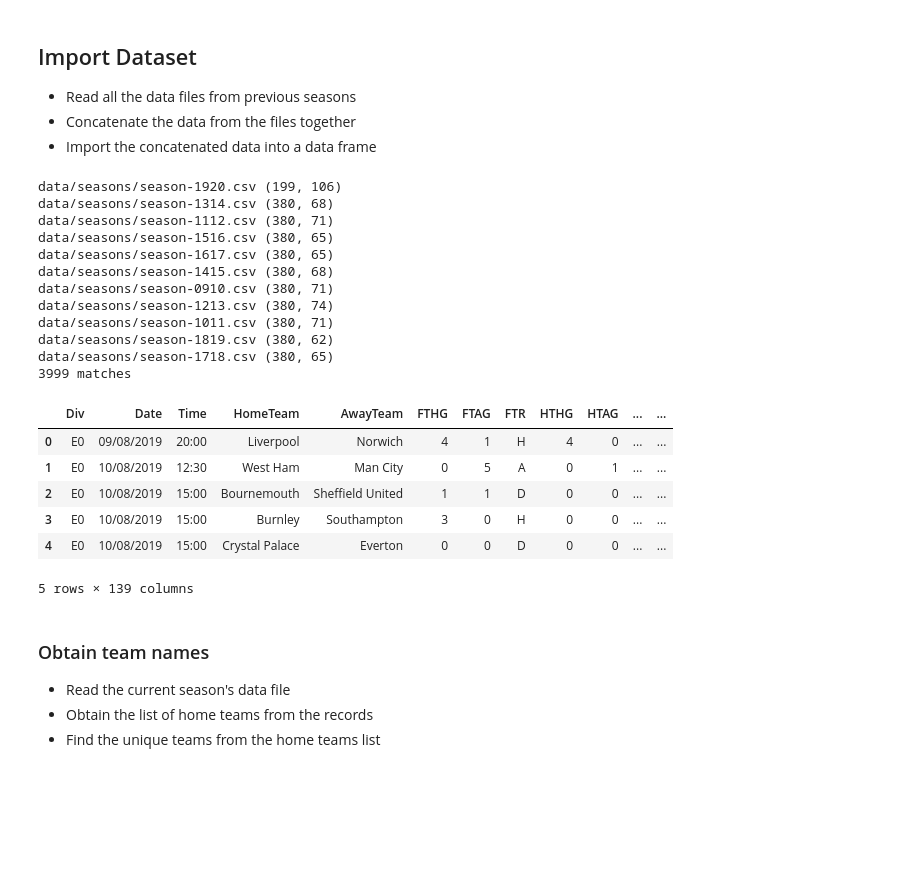
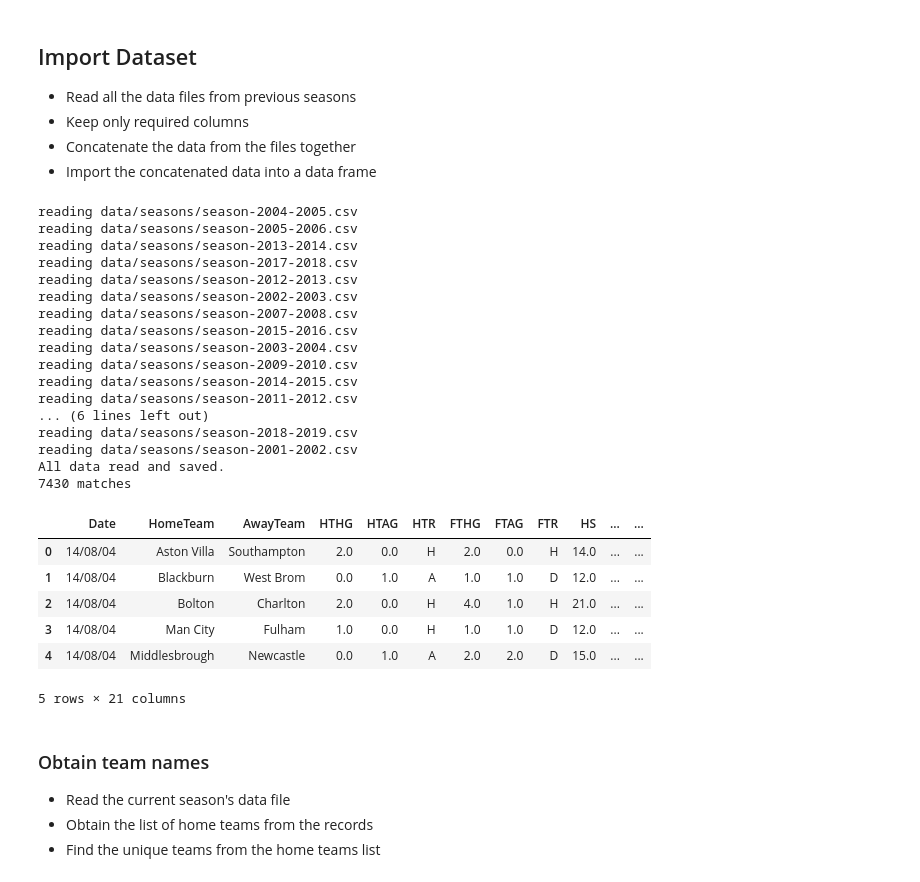
Before and after one commit to likarajo/premier_league, a Jupyter notebook: data_analysis.ipynb, the cells around one changed output. Cells and saved outputs as stored; diff of their text form; code cells hidden in the pictures; blank space fills up the shorter version.

```diff
--- a/data_analysis.ipynb
+++ b/data_analysis.ipynb
@@ -1,44 +1,56 @@
 # %% [markdown]
 ## Import Dataset
 * Read all the data files from previous seasons
+* Keep only required columns
 * Concatenate the data from the files together
 * Import the concatenated data into a data frame
 # %%
 import pandas as pd
 from glob import glob
 
+req_cols = ['Date', 'HomeTeam', 'AwayTeam',
+            'HTHG', 'HTAG', 'HTR', 'FTHG', 'FTAG', 'FTR',
+            'HS', 'AS', 'HST', 'AST', 'HC', 'AC',
+            'HF', 'AF', 'HY', 'AY', 'HR', 'AR']
 all_df = []
 for file in glob('data/seasons/season*.csv'):
-    df = pd.read_csv(file)
-    print(file, df.shape)
+    print('reading', file)
+    df = pd.read_csv(file, usecols=req_cols)
+    df = df[req_cols]
     all_df.append(df)
 
 concat_df = pd.concat(all_df, axis=0, sort=False)
 concat_df.to_csv('data/all_seasons.csv', index=None)
+print('All data read and saved.')
 
 data = pd.read_csv('data/all_seasons.csv')
 print(data.shape[0], 'matches')
-data.head()
+data.head(5)
 # %% [output]
-data/seasons/season-1920.csv (199, 106)
-data/seasons/season-1314.csv (380, 68)
-data/seasons/season-1112.csv (380, 71)
-data/seasons/season-1516.csv (380, 65)
-data/seasons/season-1617.csv (380, 65)
-data/seasons/season-1415.csv (380, 68)
-data/seasons/season-0910.csv (380, 71)
-data/seasons/season-1213.csv (380, 74)
-data/seasons/season-1011.csv (380, 71)
-data/seasons/season-1819.csv (380, 62)
-data/seasons/season-1718.csv (380, 65)
-3999 matches
+reading data/seasons/season-2004-2005.csv
+reading data/seasons/season-2005-2006.csv
+reading data/seasons/season-2013-2014.csv
+reading data/seasons/season-2017-2018.csv
+reading data/seasons/season-2012-2013.csv
+reading data/seasons/season-2002-2003.csv
+reading data/seasons/season-2007-2008.csv
+reading data/seasons/season-2015-2016.csv
+reading data/seasons/season-2003-2004.csv
+reading data/seasons/season-2009-2010.csv
+reading data/seasons/season-2014-2015.csv
+reading data/seasons/season-2011-2012.csv
+... (6 lines left out)
+reading data/seasons/season-2018-2019.csv
+reading data/seasons/season-2001-2002.csv
+All data read and saved.
+7430 matches
-|  | Div | Date | Time | HomeTeam | AwayTeam | FTHG | FTAG | FTR | HTHG | HTAG | ... | ... |
-| 0 | E0 | 09/08/2019 | 20:00 | Liverpool | Norwich | 4 | 1 | H | 4 | 0 | ... | ... |
-| 1 | E0 | 10/08/2019 | 12:30 | West Ham | Man City | 0 | 5 | A | 0 | 1 | ... | ... |
-| 2 | E0 | 10/08/2019 | 15:00 | Bournemouth | Sheffield United | 1 | 1 | D | 0 | 0 | ... | ... |
-| 3 | E0 | 10/08/2019 | 15:00 | Burnley | Southampton | 3 | 0 | H | 0 | 0 | ... | ... |
-| 4 | E0 | 10/08/2019 | 15:00 | Crystal Palace | Everton | 0 | 0 | D | 0 | 0 | ... | ... |
+|  | Date | HomeTeam | AwayTeam | HTHG | HTAG | HTR | FTHG | FTAG | FTR | HS | ... | ... |
+| 0 | 14/08/04 | Aston Villa | Southampton | 2.0 | 0.0 | H | 2.0 | 0.0 | H | 14.0 | ... | ... |
+| 1 | 14/08/04 | Blackburn | West Brom | 0.0 | 1.0 | A | 1.0 | 1.0 | D | 12.0 | ... | ... |
+| 2 | 14/08/04 | Bolton | Charlton | 2.0 | 0.0 | H | 4.0 | 1.0 | H | 21.0 | ... | ... |
+| 3 | 14/08/04 | Man City | Fulham | 1.0 | 0.0 | H | 1.0 | 1.0 | D | 12.0 | ... | ... |
+| 4 | 14/08/04 | Middlesbrough | Newcastle | 0.0 | 1.0 | A | 2.0 | 2.0 | D | 15.0 | ... | ... |
-5 rows × 139 columns
+5 rows × 21 columns
 # %% [markdown]
 ### Obtain team names
 * Read the current season's data file
```
Also changed, not shown: parts of 16 cells of this notebook, 37 other files.
